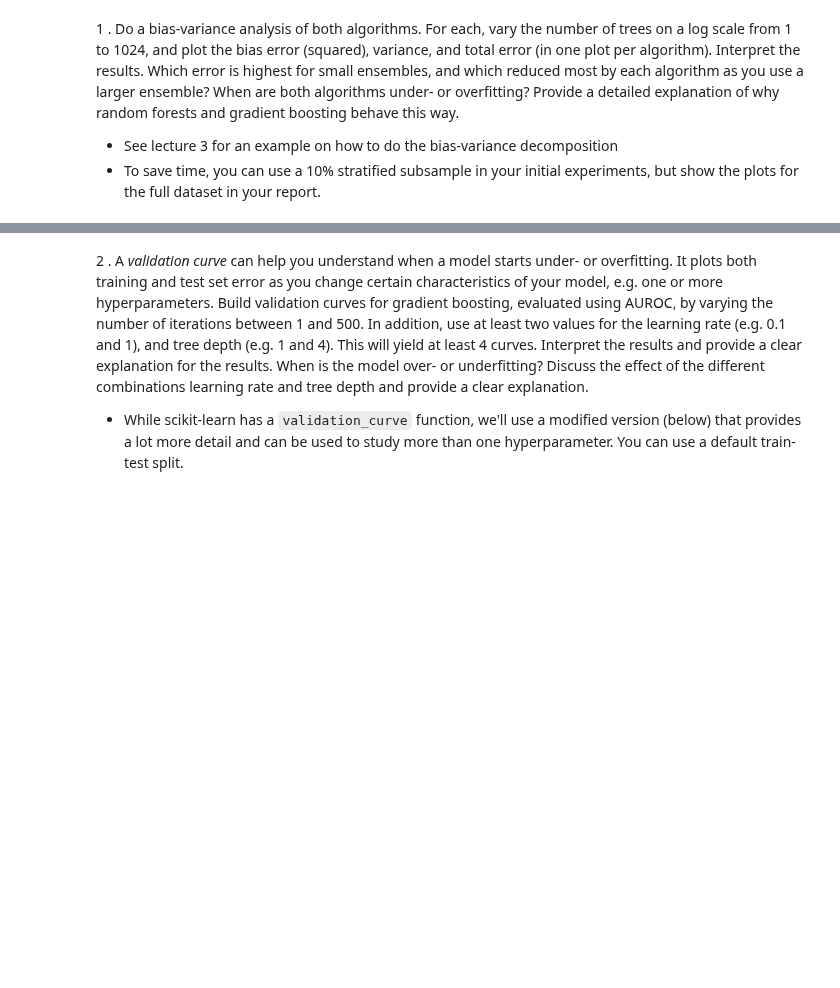
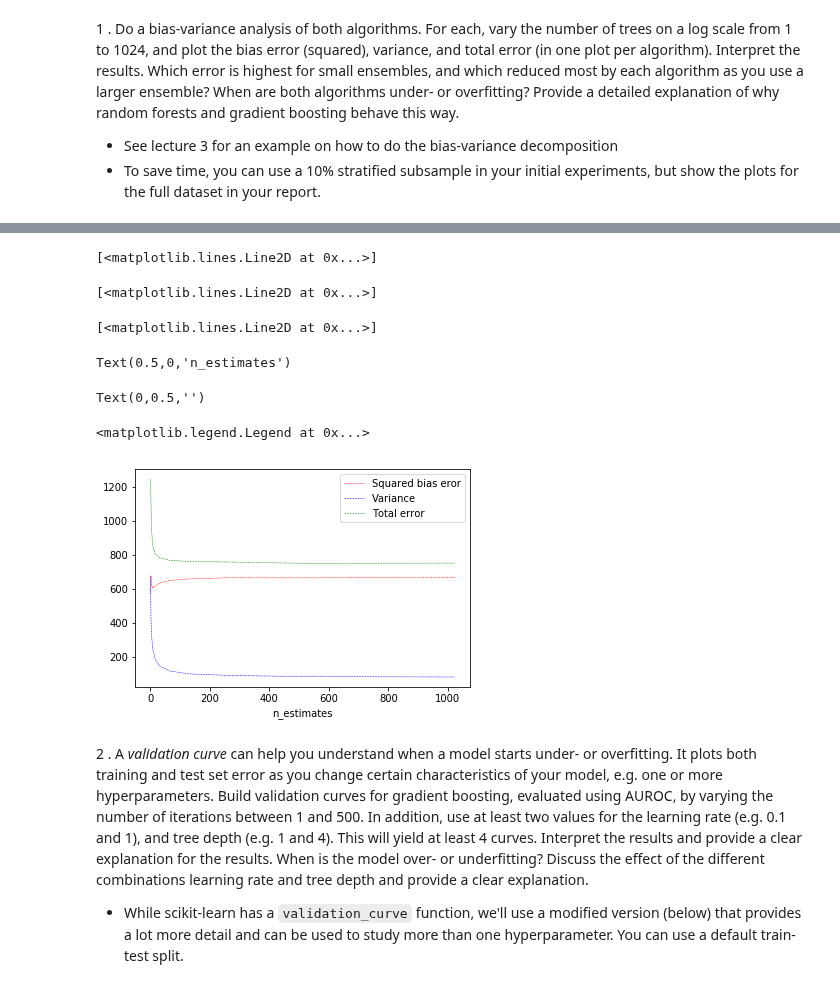
Before and after one commit to Mesoptier/ML-course, a Jupyter notebook: Assignment 1.ipynb, the cells around one changed output, grey strips where cells are left out. Drawn from its saved outputs; the diff is of its cells as text; code cells hidden in the pictures; blank space fills up the shorter version.

```diff
--- a/Assignment 1.ipynb
+++ b/Assignment 1.ipynb
@@ -713,3 +832,20 @@ pd.DataFrame(y).plot(figsize=(20,1));
+# %%
+sp = np.logspace(0,10,num = 11, base =2).astype(np.int64)
+plt.plot(sp,forest_bias_sq, 'r--', label = "Squared bias eror")
+plt.plot(sp,forest_var, 'b--', label = "Variance")
+plt.plot(sp,forest_error, 'g--', label = "Total error")
+plt.xlabel('n_estimates')
+plt.ylabel('')
+plt.legend()
+plt.show()
+# %% [output]
+[<matplotlib.lines.Line2D at 0x...>]
+[<matplotlib.lines.Line2D at 0x...>]
+[<matplotlib.lines.Line2D at 0x...>]
+Text(0.5,0,'n_estimates')
+Text(0,0.5,'')
+<matplotlib.legend.Legend at 0x...>
+[figure, added]
 # %% [markdown]
 2 . A _validation curve_ can help you understand when a model starts under- or overfitting. It plots both training and test set error as you change certain characteristics of your model, e.g. one or more hyperparameters. Build validation curves for gradient boosting, evaluated using AUROC, by varying the number of iterations between 1 and 500. In addition, use at least two values for the learning rate (e.g. 0.1 and 1), and tree depth (e.g. 1 and 4). This will yield at least 4 curves. Interpret the results and provide a clear explanation for the results. When is the model over- or underfitting? Discuss the effect of the different combinations learning rate and tree depth and provide a clear explanation.
 - While scikit-learn has a `validation_curve` function, we'll use a modified version (below) that provides a lot more detail and can be used to study more than one hyperparameter. You can use a default train-test split.
```
Also changed, not shown: parts of 2 cells of this notebook.
